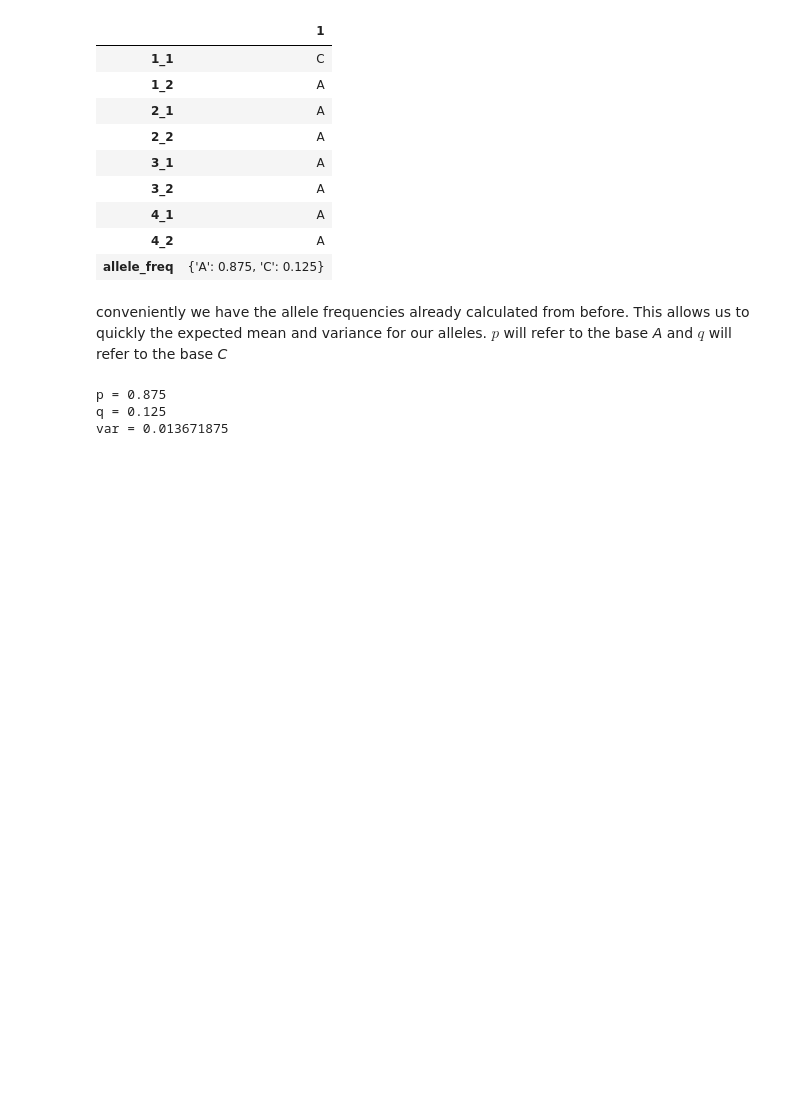
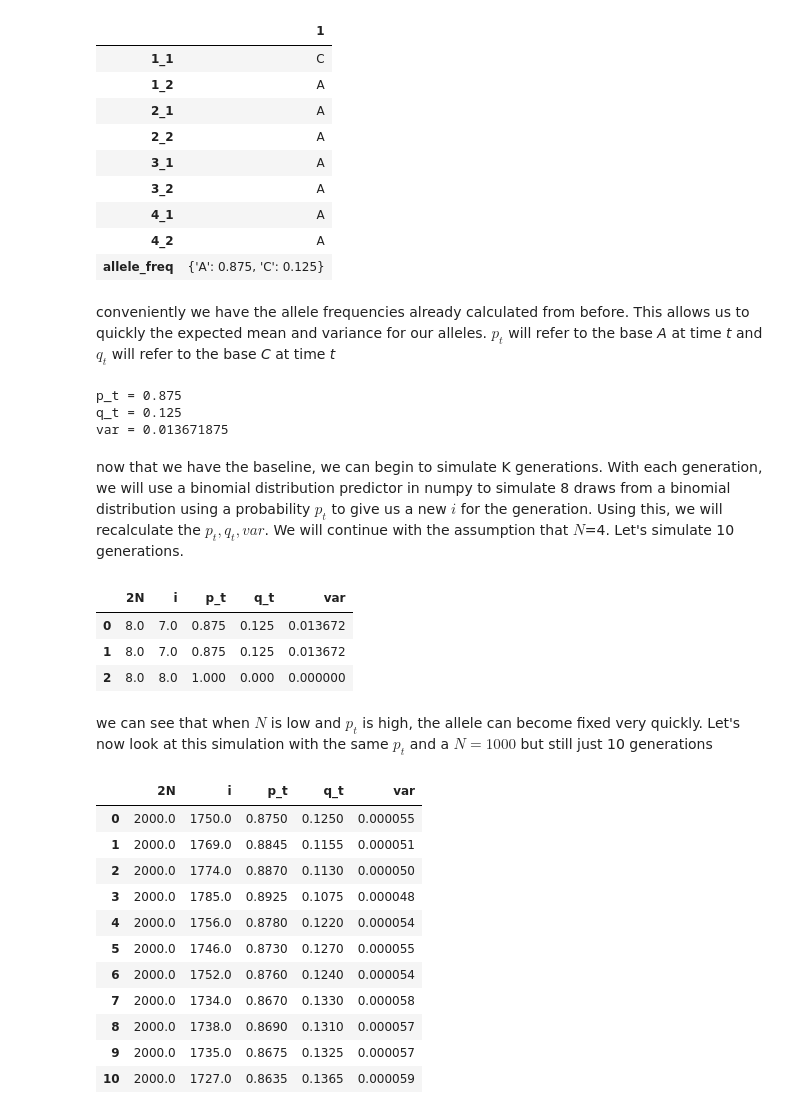
Before and after one commit to djemec/computational_pop_gen, a Jupyter notebook: fundamental_evolutionary_models.ipynb, the cells around one changed output. Cells and saved outputs as stored; diff of their text form; code cells hidden in the pictures; blank space fills up the shorter version.

```diff
--- a/fundamental_evolutionary_models.ipynb
+++ b/fundamental_evolutionary_models.ipynb
@@ -194,16 +195,19 @@ wf_drift
 | 4_2 | A |
 | allele_freq | {'A': 0.875, 'C': 0.125} |
 # %% [markdown]
-conveniently we have the allele frequencies already calculated from before.  This allows us to quickly the expected mean and variance for our alleles. $p$ will refer to the base *A* and $q$ will refer to the base *C*
+conveniently we have the allele frequencies already calculated from before.  This allows us to quickly the expected mean and variance for our alleles. $p_t$ will refer to the base *A* at time *t* and $q_t$ will refer to the base *C* at time *t*
 # %%
-freq_dict = eval(wf_drift[1]['allele_freq'])
+freq_dict = eval(wf_loci_df[1]['allele_freq'])
 p_t = freq_dict['A']
 q_t = freq_dict['C']
 var = (p_t*q_t)/(2*4)
-print(f'p = {str(p_t)}')
-print(f'q = {str(q_t)}')
-print(f'var = {str(var)}')
+
+print(f'p_t = {p_t}')
+print(f'q_t = {q_t}')
+print(f'var = {var}')
 # %% [output]
-p = 0.875
-q = 0.125
+p_t = 0.875
+q_t = 0.125
 var = 0.013671875
+# %% [markdown]
+now that we have the baseline, we can begin to simulate K generations.  With each generation, we will use a binomial distribution predictor in numpy to simulate 8 draws from a binomial distribution using a probability $p_t$ to give us a new $i$ for the generation.  Using this, we will recalculate the $p_t, q_t, var$.  We will continue with the assumption that $N$=4. Let's simulate 10 generations.
@@ -209,0 +264,38 @@ var = 0.013671875
+# %%
+# running the simulation for 1
+ct_a = sum(wf_loci_df[1] == 'A')
+ct_c = sum(wf_loci_df[1] == 'C')
+n = int((ct_a + ct_c)/2)
+
+# run the simulation for 10 generations, a N=4,
+small_wf_df = sim_wright_fisher(10, n, ct_a)
+small_wf_df
+# %% [output]
+|  | 2N | i | p_t | q_t | var |
+| 0 | 8.0 | 7.0 | 0.875 | 0.125 | 0.013672 |
+| 1 | 8.0 | 7.0 | 0.875 | 0.125 | 0.013672 |
+| 2 | 8.0 | 8.0 | 1.000 | 0.000 | 0.000000 |
+# %% [markdown]
+we can see that when $N$ is low and $p_t$ is high, the allele can become fixed very quickly.  Let's now look at this simulation with the same $p_t$ and a $N=1000$ but still just 10 generations
+# %%
+# extract the frequency of A
+freq_dict = eval(wf_loci_df[1]['allele_freq'])
+p_a = freq_dict['A']
+
+n=1000
+i_k = int(p_a*n*2)
+
+sim_wright_fisher(10, n, i_k)
+# %% [output]
+|  | 2N | i | p_t | q_t | var |
+| 0 | 2000.0 | 1750.0 | 0.8750 | 0.1250 | 0.000055 |
+| 1 | 2000.0 | 1769.0 | 0.8845 | 0.1155 | 0.000051 |
+| 2 | 2000.0 | 1774.0 | 0.8870 | 0.1130 | 0.000050 |
+| 3 | 2000.0 | 1785.0 | 0.8925 | 0.1075 | 0.000048 |
+| 4 | 2000.0 | 1756.0 | 0.8780 | 0.1220 | 0.000054 |
+| 5 | 2000.0 | 1746.0 | 0.8730 | 0.1270 | 0.000055 |
+| 6 | 2000.0 | 1752.0 | 0.8760 | 0.1240 | 0.000054 |
+| 7 | 2000.0 | 1734.0 | 0.8670 | 0.1330 | 0.000058 |
+| 8 | 2000.0 | 1738.0 | 0.8690 | 0.1310 | 0.000057 |
+| 9 | 2000.0 | 1735.0 | 0.8675 | 0.1325 | 0.000057 |
+| 10 | 2000.0 | 1727.0 | 0.8635 | 0.1365 | 0.000059 |
```
Also changed, not shown: parts of 9 cells of this notebook.
